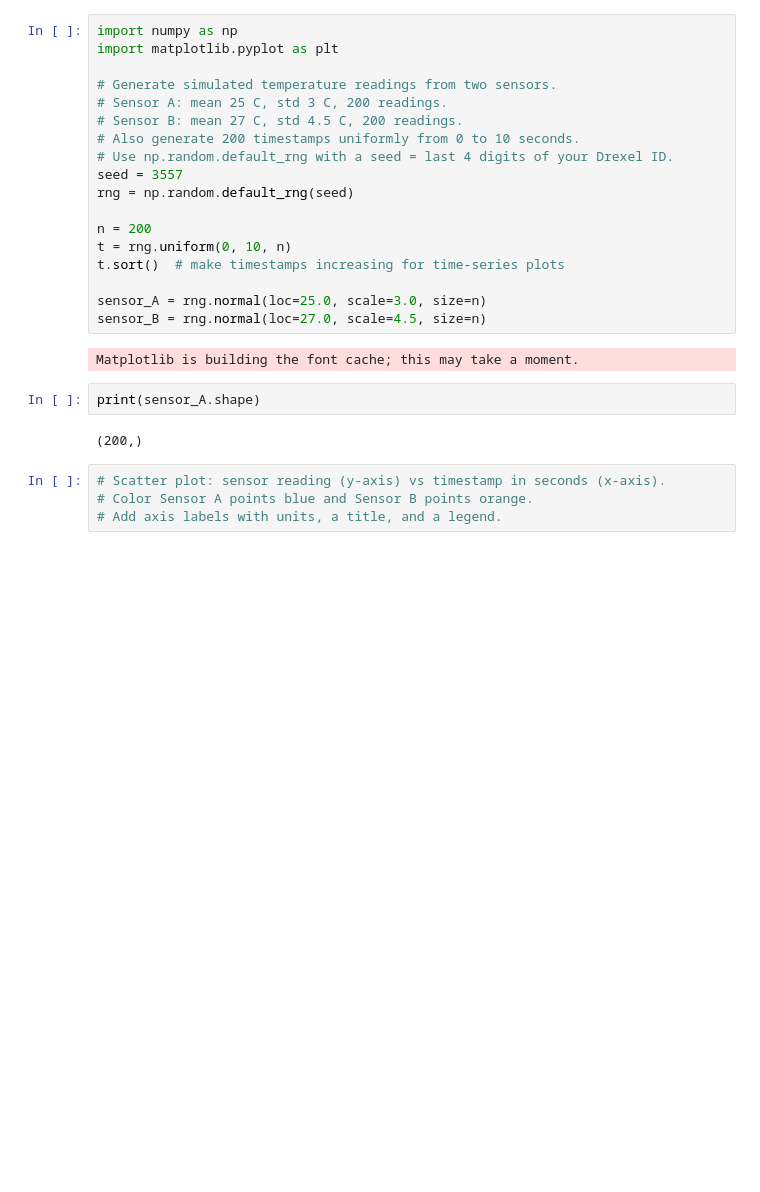
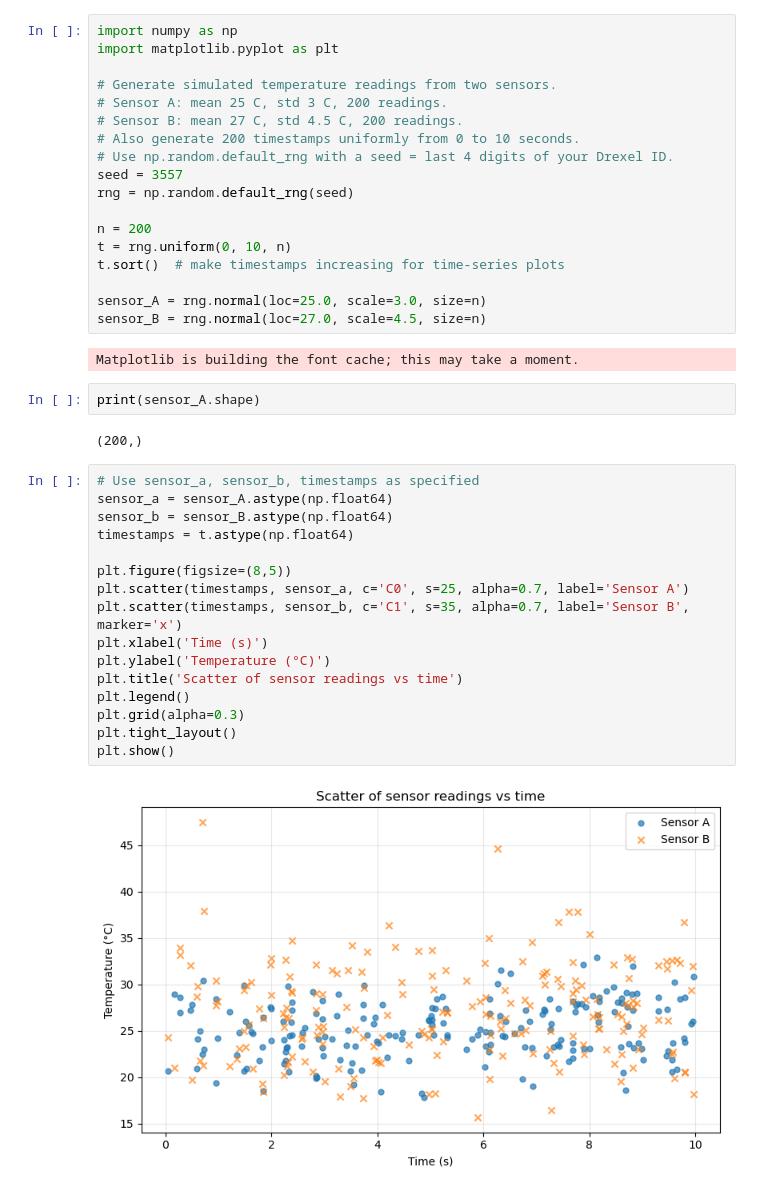
Before and after one commit to melonkgur/ece105-lab3-plots, a Jupyter notebook: lab3_sensor_plots.ipynb, the cells around one changed output. Cells and saved outputs as stored; diff of their text form; blank space fills up the shorter version.

Commit message:
add sensor readings vs time scatter plot

```diff
--- a/lab3_sensor_plots.ipynb
+++ b/lab3_sensor_plots.ipynb
@@ -23,6 +23,20 @@ print(sensor_A.shape)
 # %% [output]
 (200,)
 # %%
-# Scatter plot: sensor reading (y-axis) vs timestamp in seconds (x-axis).
-# Color Sensor A points blue and Sensor B points orange.
-# Add axis labels with units, a title, and a legend.
+# Use sensor_a, sensor_b, timestamps as specified
+sensor_a = sensor_A.astype(np.float64)
+sensor_b = sensor_B.astype(np.float64)
+timestamps = t.astype(np.float64)
+
+plt.figure(figsize=(8,5))
+plt.scatter(timestamps, sensor_a, c='C0', s=25, alpha=0.7, label='Sensor A')
+plt.scatter(timestamps, sensor_b, c='C1', s=35, alpha=0.7, label='Sensor B', marker='x')
+plt.xlabel('Time (s)')
+plt.ylabel('Temperature (°C)')
+plt.title('Scatter of sensor readings vs time')
+plt.legend()
+plt.grid(alpha=0.3)
+plt.tight_layout()
+plt.show()
+# %% [output]
+[figure, added]
```
Also changed, not shown: 1 other file.
